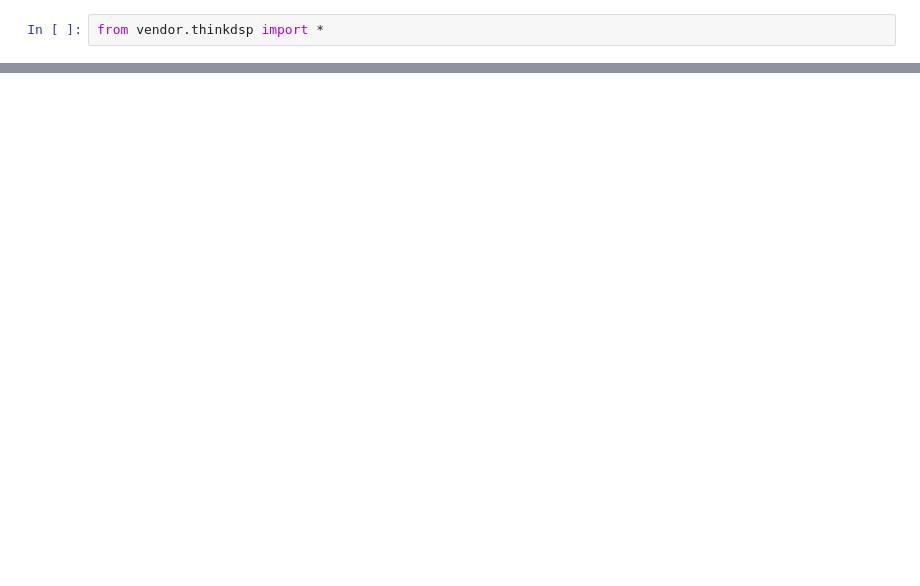
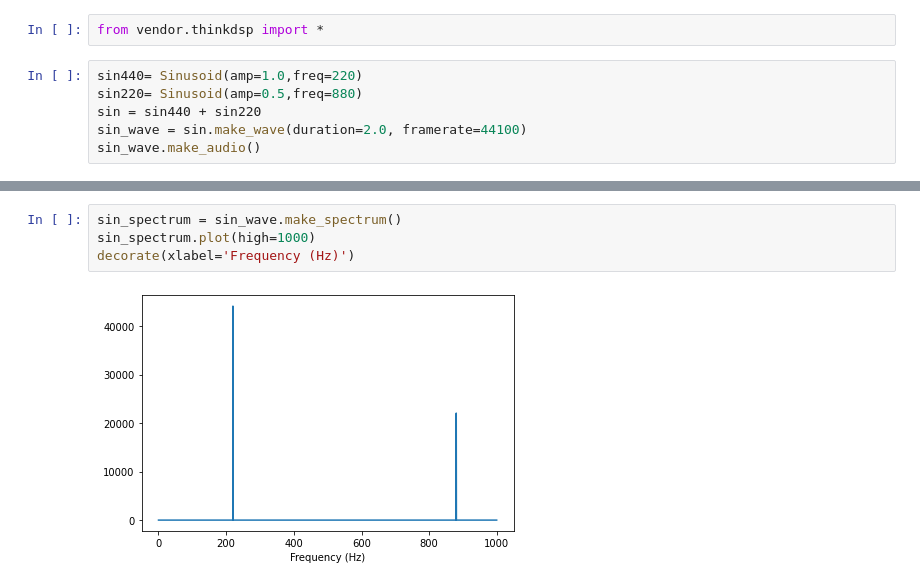
Before and after one commit to sroik/ai-experiments, a Jupyter notebook: voice_analysis.ipynb, the cells around one changed output, grey strips where cells are left out. Saved outputs shown, nothing was run; the diff lists cells and outputs as text; blank space fills up the shorter version.

```diff
--- a/voice_analysis.ipynb
+++ b/voice_analysis.ipynb
@@ -1,2 +1,8 @@
 # %%
 from vendor.thinkdsp import *
+# %%
+sin440= Sinusoid(amp=1.0,freq=220)
+sin220= Sinusoid(amp=0.5,freq=880)
+sin = sin440 + sin220
+sin_wave = sin.make_wave(duration=2.0, framerate=44100)
+sin_wave.make_audio()
@@ -3 +11,7 @@ from vendor.thinkdsp import *
+# %%
+sin_spectrum = sin_wave.make_spectrum()
+sin_spectrum.plot(high=1000)
+decorate(xlabel='Frequency (Hz)')
+# %% [output]
+[figure, added]
 # %%
```
Also changed, not shown: parts of 4 cells of this notebook, 3 other files.
